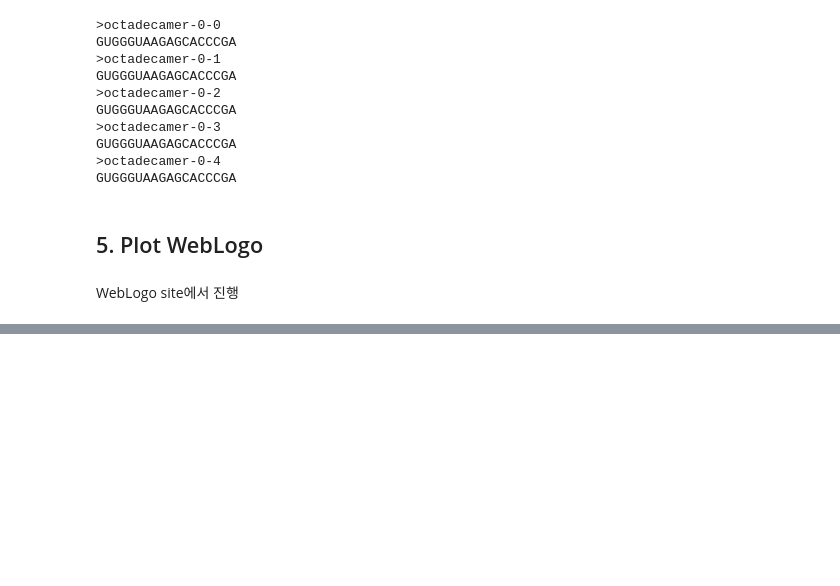
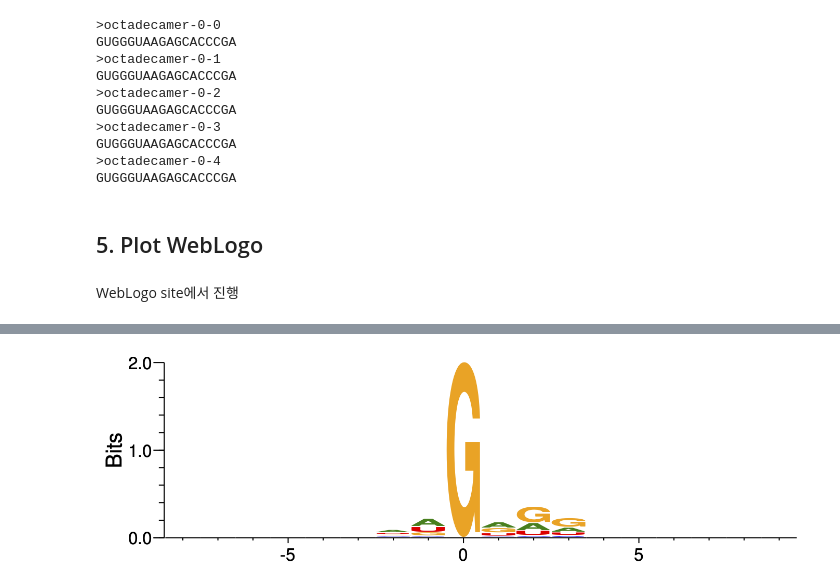
Before and after one commit to hyejun18/bioinfo1, a Jupyter notebook: notebooks/TermProj_Free_1.ipynb, the cells around one changed output, grey strips where cells are left out. Drawn from its saved outputs; the diff is of its cells as text; code cells hidden in the pictures; blank space fills up the shorter version.

Commit message:
BufFix: Insert Images into ipynb (WebLogo)

```diff
--- a/notebooks/TermProj_Free_1.ipynb
+++ b/notebooks/TermProj_Free_1.ipynb
@@ -220,0 +219,4 @@ WebLogo site에서 진행
+# %%
+Image('../images/18mer-denoised-bits.png')
+# %% [output]
+[figure, added]
```
Also changed, not shown: parts of 4 cells of this notebook.
